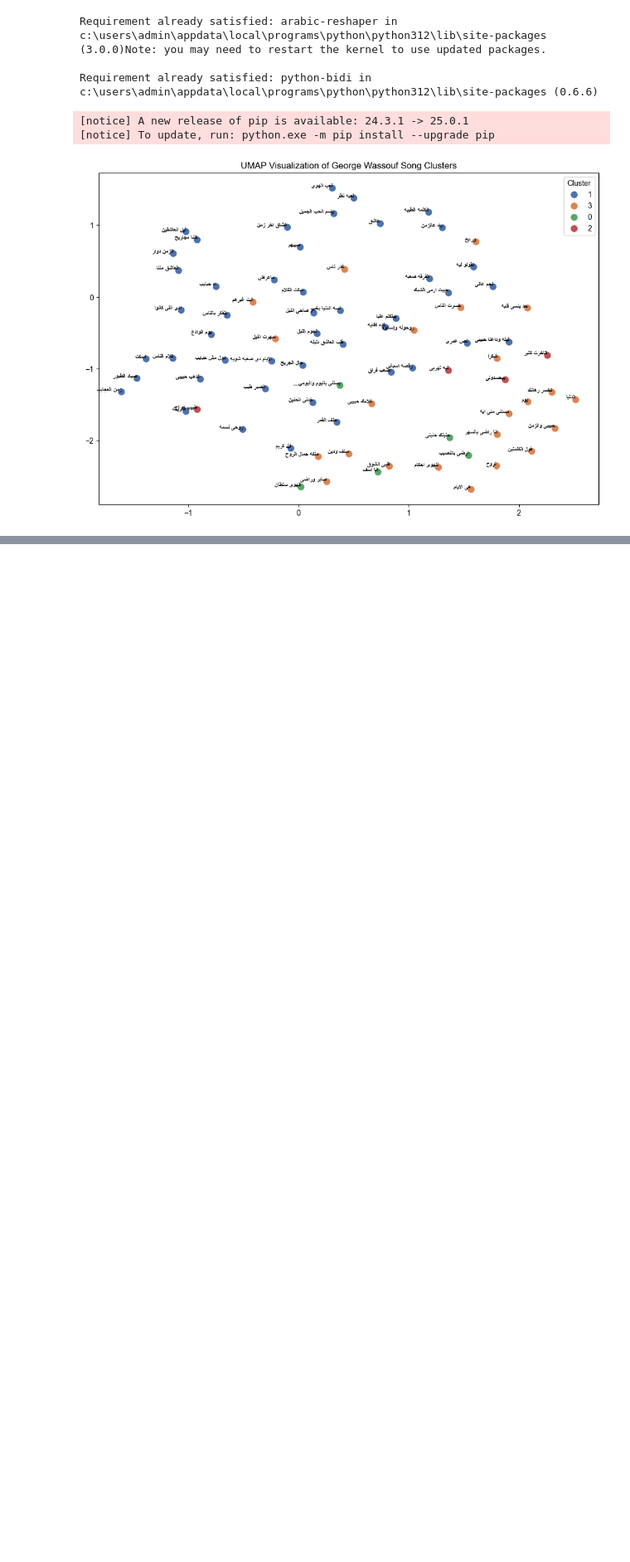
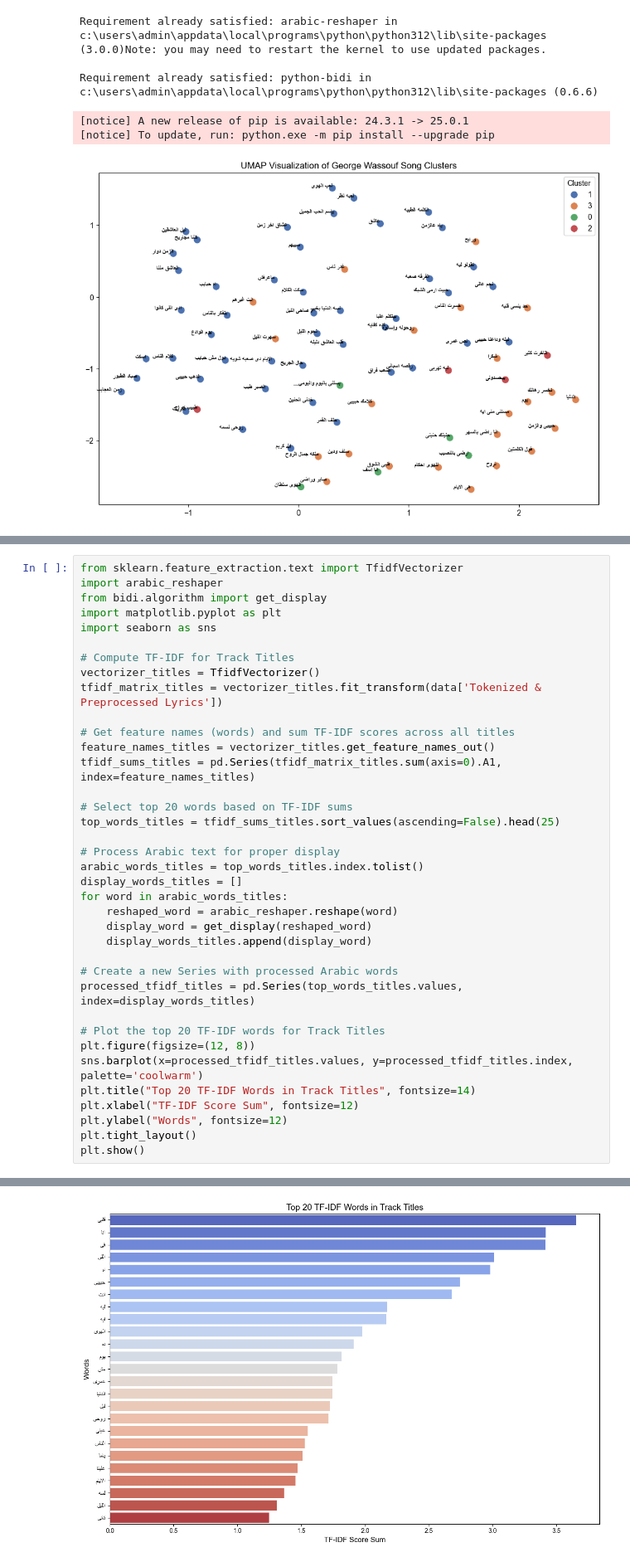
Before and after one commit to YoussefMohAttia/Arabic-Lyrics-Analysis-LLM, a Jupyter notebook: Term_Project.ipynb, the cells around one changed output, grey strips where cells are left out. Shown at 83% size. Saved outputs shown, nothing was run; the diff lists cells and outputs as text; blank space fills up the shorter version.

```diff
--- a/Term_Project.ipynb
+++ b/Term_Project.ipynb
@@ -951,0 +1033,38 @@ Requirement already satisfied: python-bidi in c:\users\admin\appdata\local\progr
+# %%
+from sklearn.feature_extraction.text import TfidfVectorizer
+import arabic_reshaper
+from bidi.algorithm import get_display
+import matplotlib.pyplot as plt
+import seaborn as sns
+
+# Compute TF-IDF for Track Titles
+vectorizer_titles = TfidfVectorizer()
+tfidf_matrix_titles = vectorizer_titles.fit_transform(data['Tokenized & Preprocessed Lyrics'])
+
+# Get feature names (words) and sum TF-IDF scores across all titles
+feature_names_titles = vectorizer_titles.get_feature_names_out()
+tfidf_sums_titles = pd.Series(tfidf_matrix_titles.sum(axis=0).A1, index=feature_names_titles)
+
+# Select top 20 words based on TF-IDF sums
+top_words_titles = tfidf_sums_titles.sort_values(ascending=False).head(25)
+
+# Process Arabic text for proper display
+arabic_words_titles = top_words_titles.index.tolist()
+display_words_titles = []
+for word in arabic_words_titles:
+    reshaped_word = arabic_reshaper.reshape(word)
+    display_word = get_display(reshaped_word)
+    display_words_titles.append(display_word)
+
+# Create a new Series with processed Arabic words
+processed_tfidf_titles = pd.Series(top_words_titles.values, index=display_words_titles)
+
+# Plot the top 20 TF-IDF words for Track Titles
+plt.figure(figsize=(12, 8))
+sns.barplot(x=processed_tfidf_titles.values, y=processed_tfidf_titles.index, palette='coolwarm')
+plt.title("Top 20 TF-IDF Words in Track Titles", fontsize=14)
+plt.xlabel("TF-IDF Score Sum", fontsize=12)
+plt.ylabel("Words", fontsize=12)
+plt.tight_layout()
+plt.show()
+# %% [output]
@@ -951,0 +1072 @@ Requirement already satisfied: python-bidi in c:\users\admin\appdata\local\progr
+[figure, added]
```
Also changed, not shown: parts of 23 cells of this notebook.
